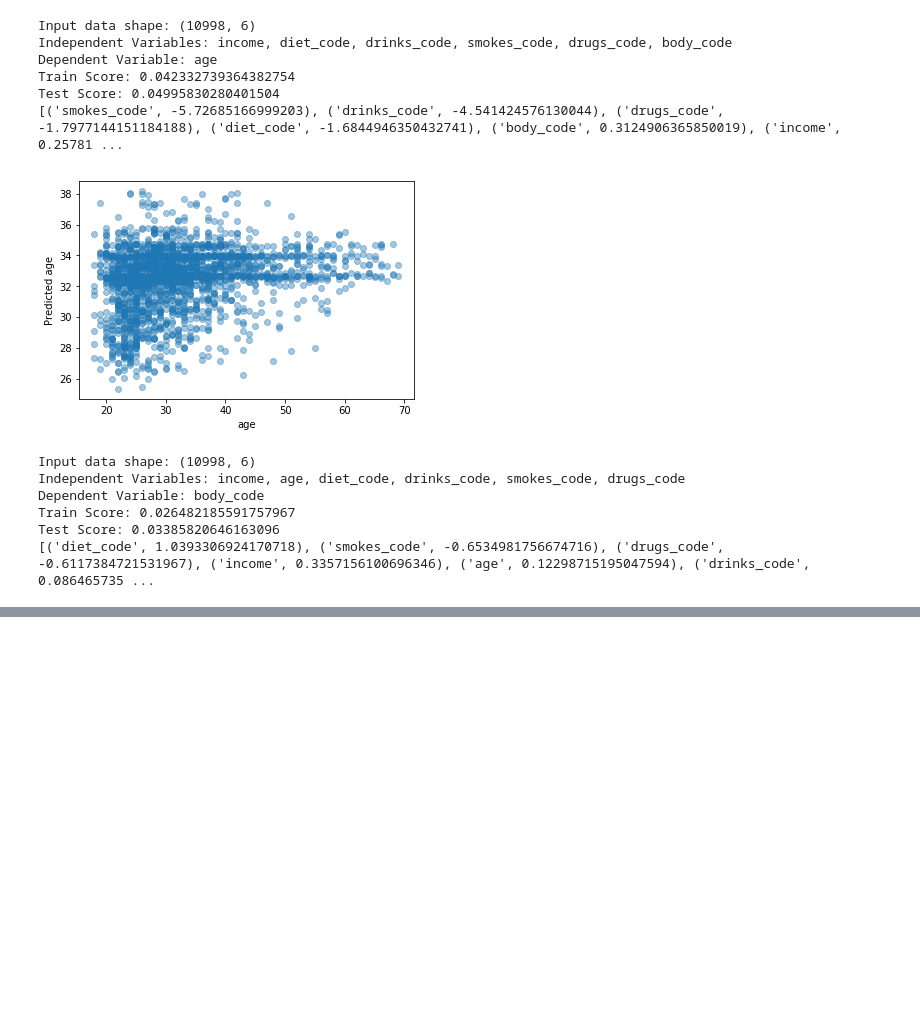
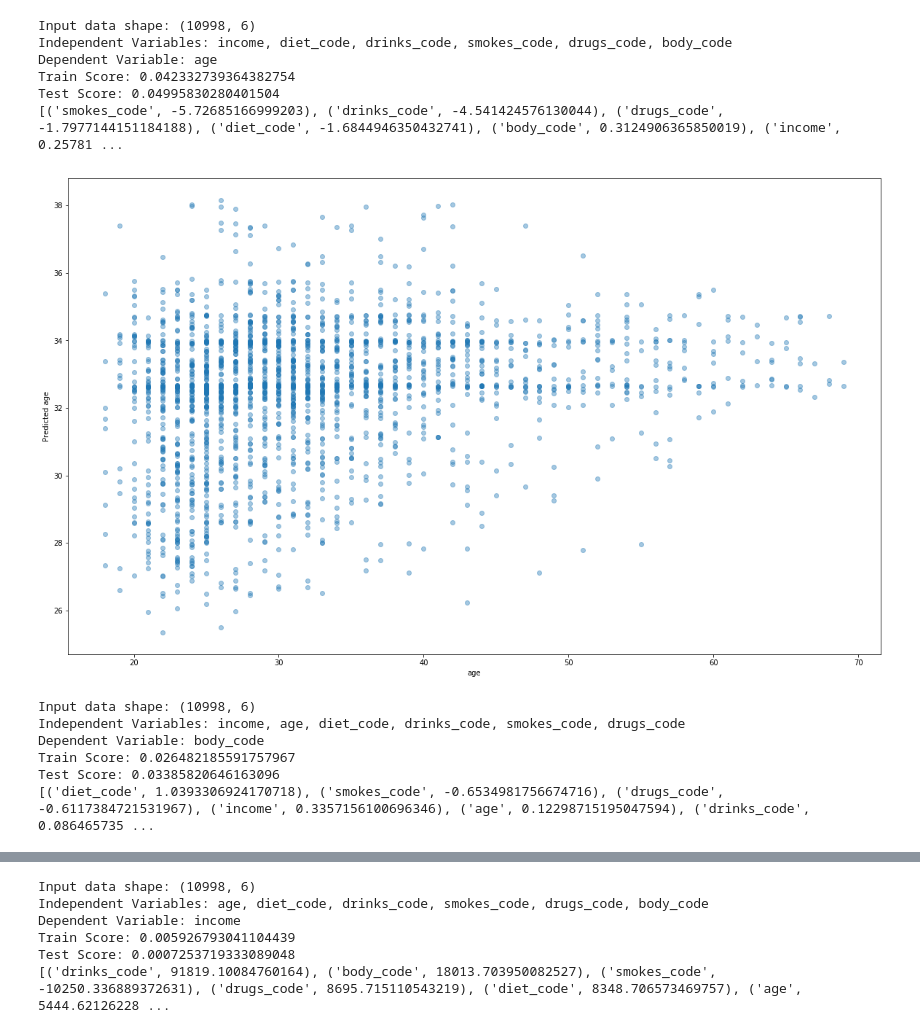
Before and after one commit to iamliamc/ca_machine_learning, a Jupyter notebook: ca_capstone.ipynb, the cells around one changed output, grey strips where cells are left out. Saved outputs shown, nothing was run; the diff lists cells and outputs as text; code cells hidden in the pictures; blank space fills up the shorter version.

```diff
--- a/ca_capstone.ipynb
+++ b/ca_capstone.ipynb
@@ -117,6 +119,8 @@ diet_type_map = {
 
 feature_data = df[["diet", "drinks", "drugs", "body_type", "smokes", "income", "age"]]
 
+feature_data.dropna(inplace=True)
+
 feature_data["diet_code"]  = feature_data.diet.map(diet_type_map)
 feature_data["drinks_code"]  = feature_data.drinks.map(drink_type_map)
 feature_data["smokes_code"]  = feature_data.smokes.map(smoke_type_map)
@@ -158,34 +162,35 @@ def multiple_linear_regression(feature_data, dependent_column):
 
     X_train, X_test, y_train, y_test = train_test_split(new_feature_data, dependent_data, test_size = 0.2, random_state = 1)
 
     model = LinearRegression()
     model.fit(X_train,y_train)
 
     print("Input data shape: " + str(new_feature_data.shape))
     print("Independent Variables: " + ", ".join(list(new_feature_data.columns)) )
     print("Dependent Variable: " + dependent_column)
     print('Train Score:', model.score(X_train,y_train))
     print('Test Score:', model.score(X_test,y_test))
     print(sorted(list(zip(new_feature_data.columns,model.coef_)),key = lambda x: abs(x[1]),reverse=True))
 
     y_predicted = model.predict(X_test)
 
     plt.scatter(y_test, y_predicted, alpha=0.4)
     plt.xlabel(dependent_column)
     plt.ylabel('Predicted ' + dependent_column)
     plt.show()
 
 
 multiple_linear_regression(feature_data, "age")
 multiple_linear_regression(feature_data, "body_code")
+multiple_linear_regression(feature_data, "income")
 # %% [output]
 Input data shape: (10998, 6)
 Independent Variables: income, diet_code, drinks_code, smokes_code, drugs_code, body_code
 Dependent Variable: age
 Train Score: 0.042332739364382754
 Test Score: 0.04995830280401504
 [('smokes_code', -5.72685166999203), ('drinks_code', -4.541424576130044), ('drugs_code', -1.7977144151184188), ('diet_code', -1.6844946350432741), ('body_code', 0.3124906365850019), ('income', 0.25781 ...
-[figure, old version]
+[figure, new version]
 Input data shape: (10998, 6)
 Independent Variables: income, age, diet_code, drinks_code, smokes_code, drugs_code
 Dependent Variable: body_code
@@ -195,0 +201,6 @@ Test Score: 0.03385820646163096
+Input data shape: (10998, 6)
+Independent Variables: age, diet_code, drinks_code, smokes_code, drugs_code, body_code
+Dependent Variable: income
+Train Score: 0.005926793041104439
+Test Score: 0.0007253719333089048
+[('drinks_code', 91819.10084760164), ('body_code', 18013.703950082527), ('smokes_code', -10250.336889372631), ('drugs_code', 8695.715110543219), ('diet_code', 8348.706573469757), ('age', 5444.62126228 ...
```
Also changed, not shown: parts of 8 cells of this notebook.
